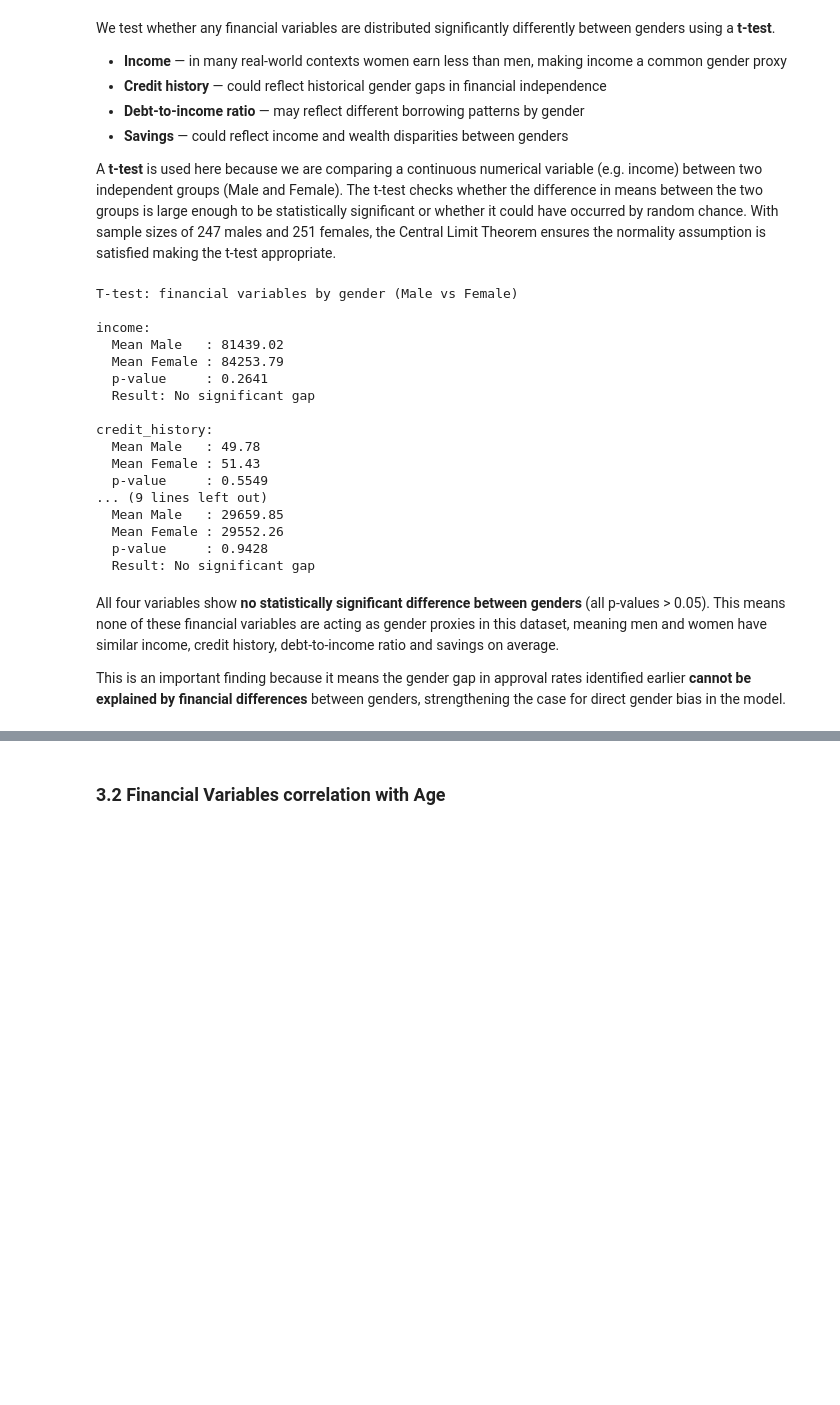
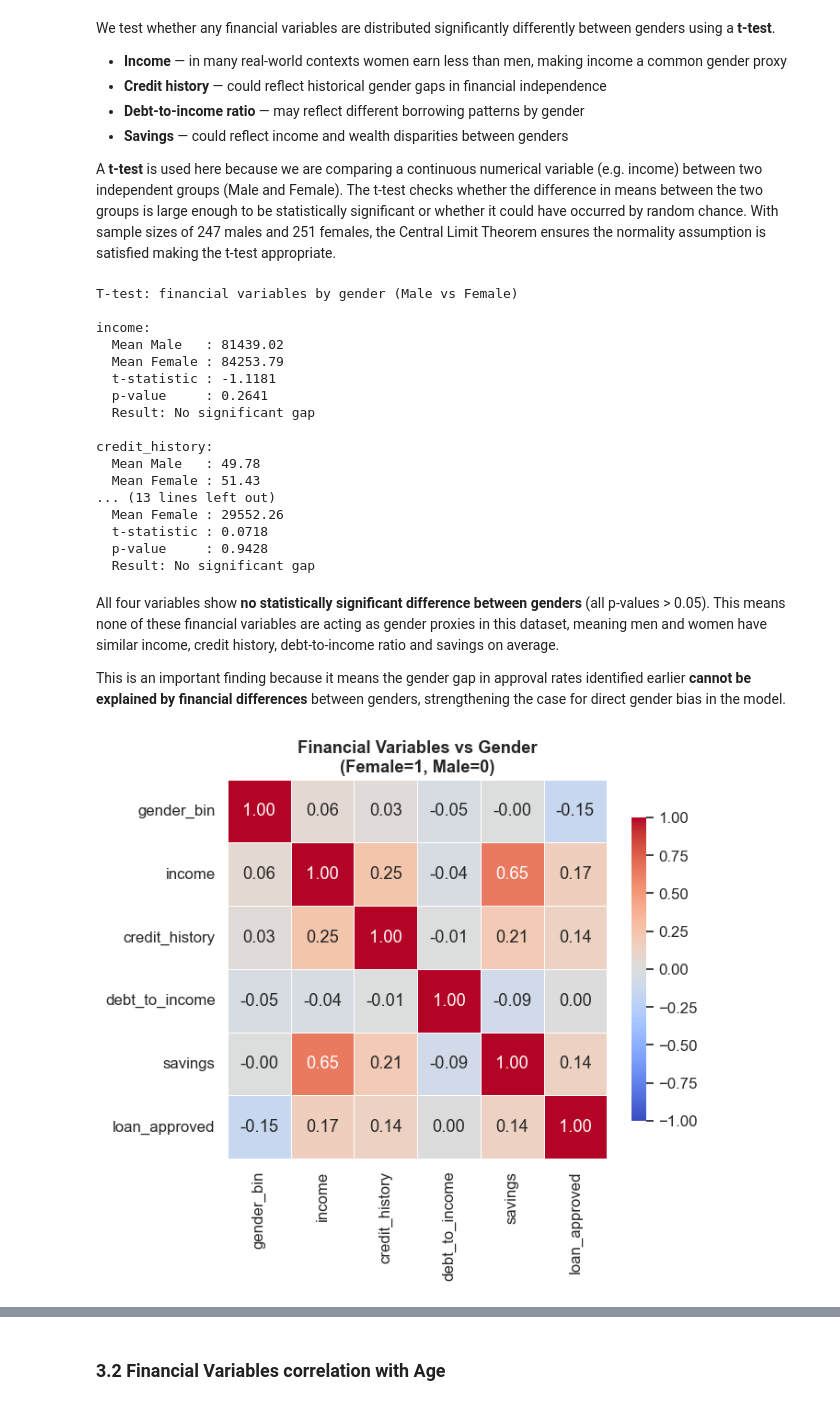
Before and after one commit to selin71414/dego-project-team9, a Jupyter notebook: notebooks/02-bias-analysis.ipynb, the cells around one changed output, grey strips where cells are left out. Saved outputs shown, nothing was run; the diff lists cells and outputs as text; code cells hidden in the pictures; blank space fills up the shorter version.

```diff
--- a/notebooks/02-bias-analysis.ipynb
+++ b/notebooks/02-bias-analysis.ipynb
@@ -354,6 +354,7 @@ for col in feature_cols:
     print(f'\n{col}:')
     print(f'  Mean Male   : {male_vals.mean():.2f}')
     print(f'  Mean Female : {female_vals.mean():.2f}')
+    print(f'  t-statistic : {t_stat:.4f}')
     print(f'  p-value     : {p_val:.4f}')
     print('  Result:', 'Significant gap between genders (p<0.05) — potential proxy!' if p_val < 0.05
           else 'No significant gap')
@@ -363,16 +364,16 @@ T-test: financial variables by gender (Male vs Female)
 income:
   Mean Male   : 81439.02
   Mean Female : 84253.79
+  t-statistic : -1.1181
   p-value     : 0.2641
   Result: No significant gap
 
 credit_history:
   Mean Male   : 49.78
   Mean Female : 51.43
-  p-value     : 0.5549
-... (9 lines left out)
-  Mean Male   : 29659.85
+... (13 lines left out)
   Mean Female : 29552.26
+  t-statistic : 0.0718
   p-value     : 0.9428
   Result: No significant gap
 # %% [markdown]
@@ -380,3 +381,20 @@ All four variables show **no statistically significant difference between gender
 
 This is an important finding because it means the gender gap in approval rates identified earlier **cannot be explained by financial differences**
 between genders, strengthening the case for direct gender bias in the model.
+# %%
+# Correlation matrix: financial variables vs gender
+df_gender_corr = df[df['gender'].isin(['Male', 'Female'])].copy()
+df_gender_corr['gender_bin'] = (df_gender_corr['gender'] == 'Female').astype(int)
+
+gender_corr_cols = ['gender_bin', 'income', 'credit_history', 'debt_to_income', 'savings', 'loan_approved']
+corr_gender = df_gender_corr[gender_corr_cols].dropna().corr()
+
+fig, ax = plt.subplots(figsize=(7, 6))
+sns.heatmap(corr_gender, annot=True, fmt='.2f', cmap='coolwarm',
+            center=0, vmin=-1, vmax=1, square=True, ax=ax,
+            linewidths=0.5, cbar_kws={'shrink': 0.8})
+ax.set_title('Financial Variables vs Gender\n(Female=1, Male=0)', fontweight='bold')
+plt.tight_layout()
+plt.show()
+# %% [output]
+[figure, added]
```
Also changed, not shown: parts of 15 cells of this notebook.
